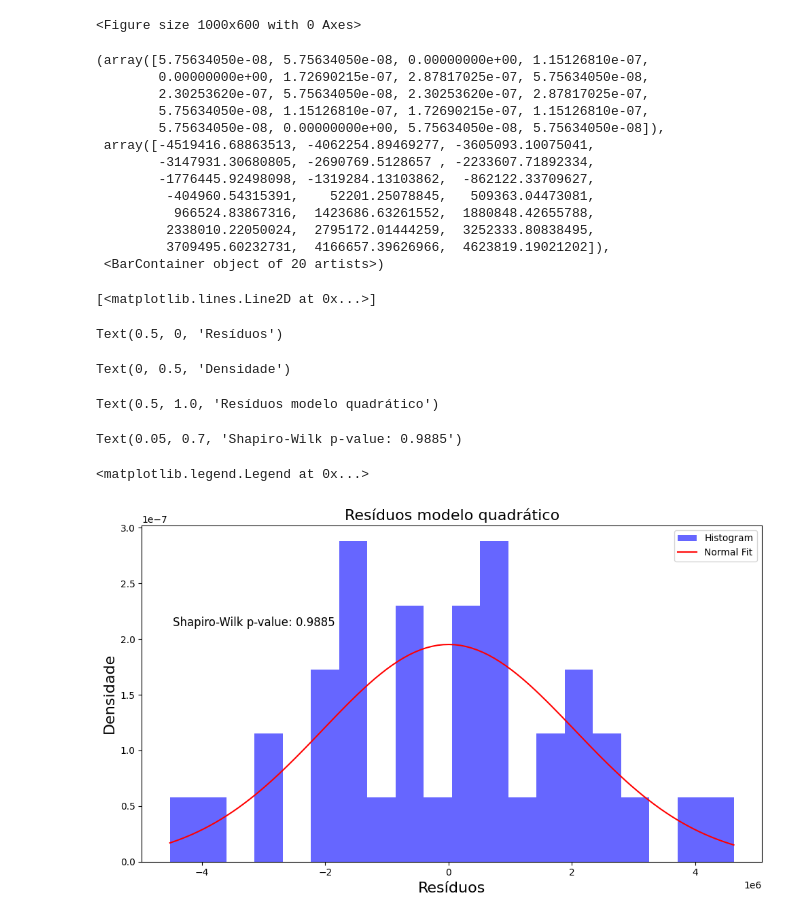
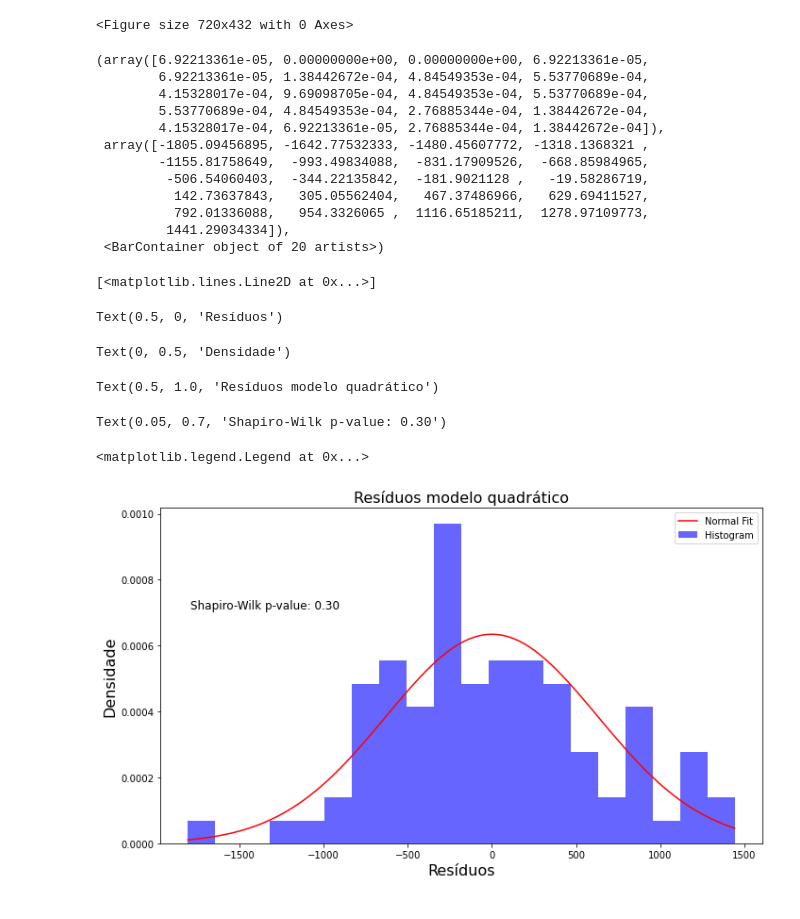
Before and after one commit to SprinterClimb/Energy_load_prediction, a Jupyter notebook: balaco mensal/Regression monthly.ipynb, the cells around one changed output. Drawn from its saved outputs; the diff is of its cells as text; code cells hidden in the pictures.

```diff
--- a/balaco mensal/Regression monthly.ipynb
+++ b/balaco mensal/Regression monthly.ipynb
@@ -164,0 +107,11 @@ df_gera.describe()
+# %%
+# Calculando z-scores para temp e energia
+z_scores_temp = (df_gera['temp'] - df_gera['temp'].mean()) / df_gera['temp'].std()
+z_scores_energia = (df_gera['energia'] - df_gera['energia'].mean()) / df_gera['energia'].std()
+
+# Definir a thereshold para detecção de anomalias
+threshold = 2
+
+df_gera = df_gera[(np.abs(z_scores_temp) < threshold)]
+
+df_gera.describe()
@@ -189,7 +148,7 @@ plt.show()
 # Estimando um modelo múltiplo com as variáveis do dataset 'paises'
 
 #Estimando a regressão múltipla
-modelo_OLS = sm.OLS.from_formula("energia ~ temp_arg + temp_arg_max", df_gera).fit()
+modelo_OLS = sm.OLS.from_formula("energia ~ temp", df_gera).fit()
 
 #Parâmetros do modelo
 modelo_OLS.summary()
@@ -264,7 +215,7 @@ df_gera
 # Estimando um novo modelo múltiplo com variável dependente
 #transformada por Box-Cox
 
-modelo_bc = sm.OLS.from_formula('bc_energia ~  temp_arg + temp_arg_max', df_gera).fit()
+modelo_bc = sm.OLS.from_formula('bc_energia ~  temp', df_gera).fit()
 
 # Parâmetros do modelo
 modelo_bc.summary()
@@ -294,6 +244,6 @@ Notes:
 # %%
 # Preparar dados para modelo OLS quadratico
-xdata = df_gera['temp_arg']
+xdata = df_gera['temp']
 ydata = df_gera['energia']
 
 
@@ -398,49 +344,48 @@ resid_array_qd = modelo_qd.resid.to_numpy()
 resid_array_bc = modelo_bc.resid.to_numpy()
 
 # Create a single figure
 plt.figure(figsize=(10, 6))
 
 # Plot OLS Quadrático
 plt.hist(resid_array_qd, bins=20, density=True, color='blue', alpha=0.6, label='Histogram')
 x_range_qd = np.linspace(min(resid_array_qd), max(resid_array_qd), 100)
 mu_qd, std_qd = norm.fit(resid_array_qd)
 pdf_qd = norm.pdf(x_range_qd, mu_qd, std_qd)
 plt.plot(x_range_qd, pdf_qd, label="Normal Fit", color='red')
 plt.xlabel('Resíduos', fontsize=16)
 plt.ylabel('Densidade', fontsize=16)
 plt.title('Resíduos modelo quadrático', fontsize=16)
 
 # Shapiro-Wilk test for normality
 sf_test_qd = shapiro(resid_array_qd)
-plt.annotate(f"Shapiro-Wilk p-value: {sf_test_qd.pvalue:.4f}",
+plt.annotate(f"Shapiro-Wilk p-value: {sf_test_qd.pvalue:.2f}",
              xy=(0.05, 0.7), xycoords='axes fraction', fontsize=12)
 plt.legend()
 
 # Show the plot
 plt.tight_layout()
 plt.show()
 # %% [output]
-<Figure size 1000x600 with 0 Axes>
+<Figure size 720x432 with 0 Axes>
-(array([5.75634050e-08, 5.75634050e-08, 0.00000000e+00, 1.15126810e-07,
-        0.00000000e+00, 1.72690215e-07, 2.87817025e-07, 5.75634050e-08,
-        2.30253620e-07, 5.75634050e-08, 2.30253620e-07, 2.87817025e-07,
-        5.75634050e-08, 1.15126810e-07, 1.72690215e-07, 1.15126810e-07,
-        5.75634050e-08, 0.00000000e+00, 5.75634050e-08, 5.75634050e-08]),
- array([-4519416.68863513, -4062254.89469277, -3605093.10075041,
-        -3147931.30680805, -2690769.5128657 , -2233607.71892334,
-        -1776445.92498098, -1319284.13103862,  -862122.33709627,
-         -404960.54315391,    52201.25078845,   509363.04473081,
-          966524.83867316,  1423686.63261552,  1880848.42655788,
-         2338010.22050024,  2795172.01444259,  3252333.80838495,
-         3709495.60232731,  4166657.39626966,  4623819.19021202]),
+(array([6.92213361e-05, 0.00000000e+00, 0.00000000e+00, 6.92213361e-05,
+        6.92213361e-05, 1.38442672e-04, 4.84549353e-04, 5.53770689e-04,
+        4.15328017e-04, 9.69098705e-04, 4.84549353e-04, 5.53770689e-04,
+        5.53770689e-04, 4.84549353e-04, 2.76885344e-04, 1.38442672e-04,
+        4.15328017e-04, 6.92213361e-05, 2.76885344e-04, 1.38442672e-04]),
+ array([-1805.09456895, -1642.77532333, -1480.45607772, -1318.1368321 ,
+        -1155.81758649,  -993.49834088,  -831.17909526,  -668.85984965,
+         -506.54060403,  -344.22135842,  -181.9021128 ,   -19.58286719,
+          142.73637843,   305.05562404,   467.37486966,   629.69411527,
+          792.01336088,   954.3326065 ,  1116.65185211,  1278.97109773,
+         1441.29034334]),
  <BarContainer object of 20 artists>)
 [<matplotlib.lines.Line2D at 0x...>]
 Text(0.5, 0, 'Resíduos')
 Text(0, 0.5, 'Densidade')
 Text(0.5, 1.0, 'Resíduos modelo quadrático')
-Text(0.05, 0.7, 'Shapiro-Wilk p-value: 0.9885')
+Text(0.05, 0.7, 'Shapiro-Wilk p-value: 0.30')
 <matplotlib.legend.Legend at 0x...>
-[figure, old version]
+[figure, new version]
 # %%
 # Resumo dos  três modelos obtidos
 #(linear e com Box-Cox)
```
Also changed, not shown: parts of 18 cells of this notebook, 2 other files.
